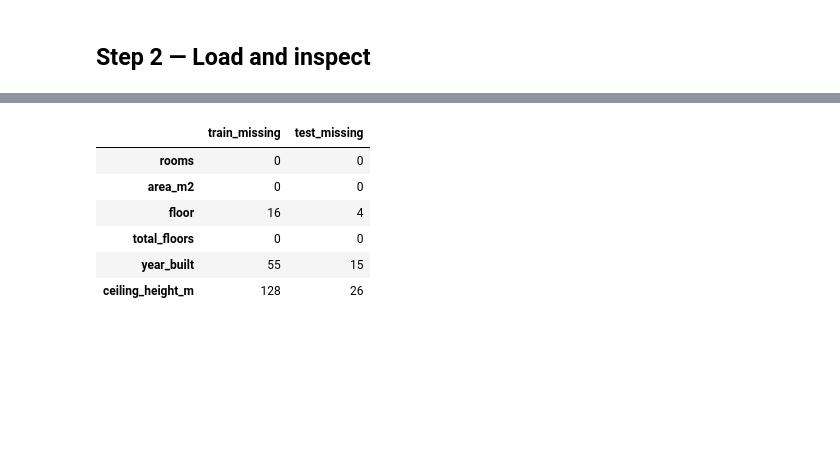
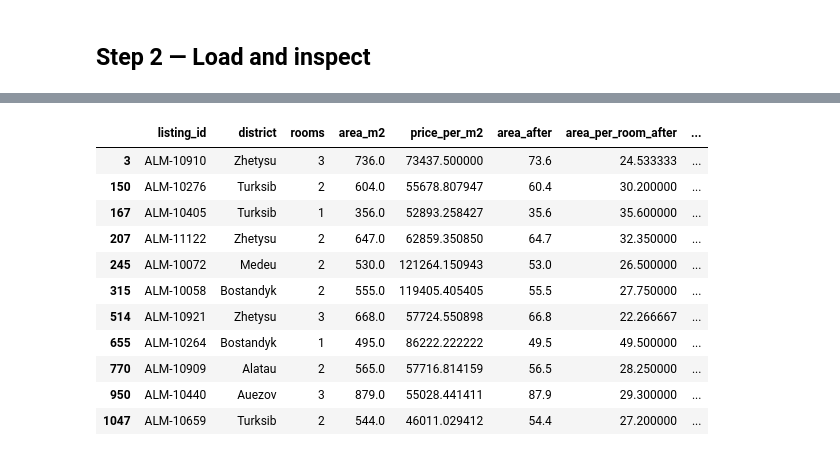
Before and after one commit to nurtore067/Gumar_ML_task_1, a Jupyter notebook: task1_preprocessing.ipynb, the cells around one changed output, grey strips where cells are left out. Cells and saved outputs as stored; diff of their text form; code cells hidden in the pictures; blank space fills up the shorter version.

```diff
--- a/task1_preprocessing.ipynb
+++ b/task1_preprocessing.ipynb
@@ -286,0 +179,19 @@ dtype: int64
+# %%
+for col in ["rooms", "area_m2", "price_kzt"]:
+    old = df[col].copy()
+    if col == "rooms":
+        text = old.replace({"studio": "1"})
+    elif col == "area_m2":
+        text = old.str.replace("m²", "", regex=False).str.strip()
+        text = text.str.replace(",", ".", regex=False)
+    else:
+        text = old.str.replace(r"[₸,\s]", "", regex=True)
+
+    df[col] = pd.to_numeric(text, errors="coerce")
+    new_missing = (old.notna() & df[col].isna()).sum()
+    print(col, "new NaNs:", new_missing)
+    assert new_missing == 0
+    log("3c", "Parse " + col, len(df), len(df), old.notna().sum())
+
+print(df.dtypes)
+display(pd.DataFrame(cleaning_log))
@@ -402,22 +368,27 @@ dtype: int64
 # %%
-from sklearn.model_selection import train_test_split
-from sklearn.metrics import mean_absolute_error
+fix_area = (df["area_m2"] > 200) & (df["price_per_m2"] < low)
+audit = df.loc[fix_area, ["listing_id", "district", "rooms", "area_m2", "price_per_m2"]].copy()
 
-NUMERIC = ["rooms", "area_m2", "floor", "total_floors", "year_built", "ceiling_height_m"]
-train, test = train_test_split(df, test_size=0.2, random_state=YOUR_ID)
-train, test = train.copy(), test.copy()
-assert set(train.listing_id).isdisjoint(set(test.listing_id))
-print("Train/test rows:", len(train), len(test))
-display(pd.DataFrame({"train_missing": train[NUMERIC].isna().sum(),
-                      "test_missing": test[NUMERIC].isna().sum()}))
-top_missing = train[NUMERIC].isna().sum().sort_values(ascending=False).head(2).index
-for col in top_missing:
-    rates = train.assign(missing=train[col].isna()).groupby("building_type")["missing"].agg(["mean", "sum", "count"])
-    print("Missingness:", col)
-    display(rates.rename(columns={"mean": "missing_rate", "sum": "missing_count", "count": "group_rows"}))
-    spread = rates["mean"].max()-rates["mean"].min()
-    verdict = "MAR-like: rates depend strongly on observed building type" if spread > 0.10 else "MCAR-like across building types: rates are relatively similar"
-    print(f"{col}: {verdict}; rate range {rates['mean'].min():.1%}–{rates['mean'].max():.1%}.")
-print("Training rows removed by dropna():", len(train)-len(train.dropna()))
-print("Training rows removed by dropping missing numeric predictors:", train[NUMERIC].isna().any(axis=1).sum())
+df.loc[fix_area, "area_m2"] = df.loc[fix_area, "area_m2"] / 10
+df["price_per_m2"] = df["price_kzt"] / df["area_m2"]
+log("4", "Divide incorrect areas by 10", len(df), len(df), fix_area.sum())
+log("4", "Update price per m²", len(df), len(df), fix_area.sum())
+
+audit["area_after"] = df.loc[fix_area, "area_m2"]
+audit["area_per_room_after"] = audit["area_after"] / audit["rooms"]
+audit["price_per_m2_after"] = df.loc[fix_area, "price_per_m2"]
+audit["district_low"] = low[fix_area]
+audit["district_high"] = high[fix_area]
+display(audit)
+print("Corrected areas:", fix_area.sum())
+print("Corrected prices inside district fences:",
+      audit["price_per_m2_after"].between(audit["district_low"], audit["district_high"]).all())
+
+print("Kept flagged rows:")
+display(df.loc[group_flag & ~fix_area, ["listing_id", "district", "rooms", "area_m2", "price_kzt", "price_per_m2"]])
+log("4", "Keep plausible price outlier", len(df), len(df))
+
+df.to_csv("data/almaty_apartments_clean.csv", index=False)
+print("Clean CSV saved:", df.shape)
+print(df.isna().sum())
 # %% [output]
@@ -431,7 +413,12 @@ Training rows removed by dropping missing numeric predictors: 189
-|  | train_missing | test_missing |
-| rooms | 0 | 0 |
-| area_m2 | 0 | 0 |
-| floor | 16 | 4 |
-| total_floors | 0 | 0 |
-| year_built | 55 | 15 |
-| ceiling_height_m | 128 | 26 |
+|  | listing_id | district | rooms | area_m2 | price_per_m2 | area_after | area_per_room_after | ... |
+| 3 | ALM-10910 | Zhetysu | 3 | 736.0 | 73437.500000 | 73.6 | 24.533333 | ... |
+| 150 | ALM-10276 | Turksib | 2 | 604.0 | 55678.807947 | 60.4 | 30.200000 | ... |
+| 167 | ALM-10405 | Turksib | 1 | 356.0 | 52893.258427 | 35.6 | 35.600000 | ... |
+| 207 | ALM-11122 | Zhetysu | 2 | 647.0 | 62859.350850 | 64.7 | 32.350000 | ... |
+| 245 | ALM-10072 | Medeu | 2 | 530.0 | 121264.150943 | 53.0 | 26.500000 | ... |
+| 315 | ALM-10058 | Bostandyk | 2 | 555.0 | 119405.405405 | 55.5 | 27.750000 | ... |
+| 514 | ALM-10921 | Zhetysu | 3 | 668.0 | 57724.550898 | 66.8 | 22.266667 | ... |
+| 655 | ALM-10264 | Bostandyk | 1 | 495.0 | 86222.222222 | 49.5 | 49.500000 | ... |
+| 770 | ALM-10909 | Alatau | 2 | 565.0 | 57716.814159 | 56.5 | 28.250000 | ... |
+| 950 | ALM-10440 | Auezov | 3 | 879.0 | 55028.441411 | 87.9 | 29.300000 | ... |
+| 1047 | ALM-10659 | Turksib | 2 | 544.0 | 46011.029412 | 54.4 | 27.200000 | ... |
```
Also changed, not shown: parts of 64 cells of this notebook, 1 other file.
